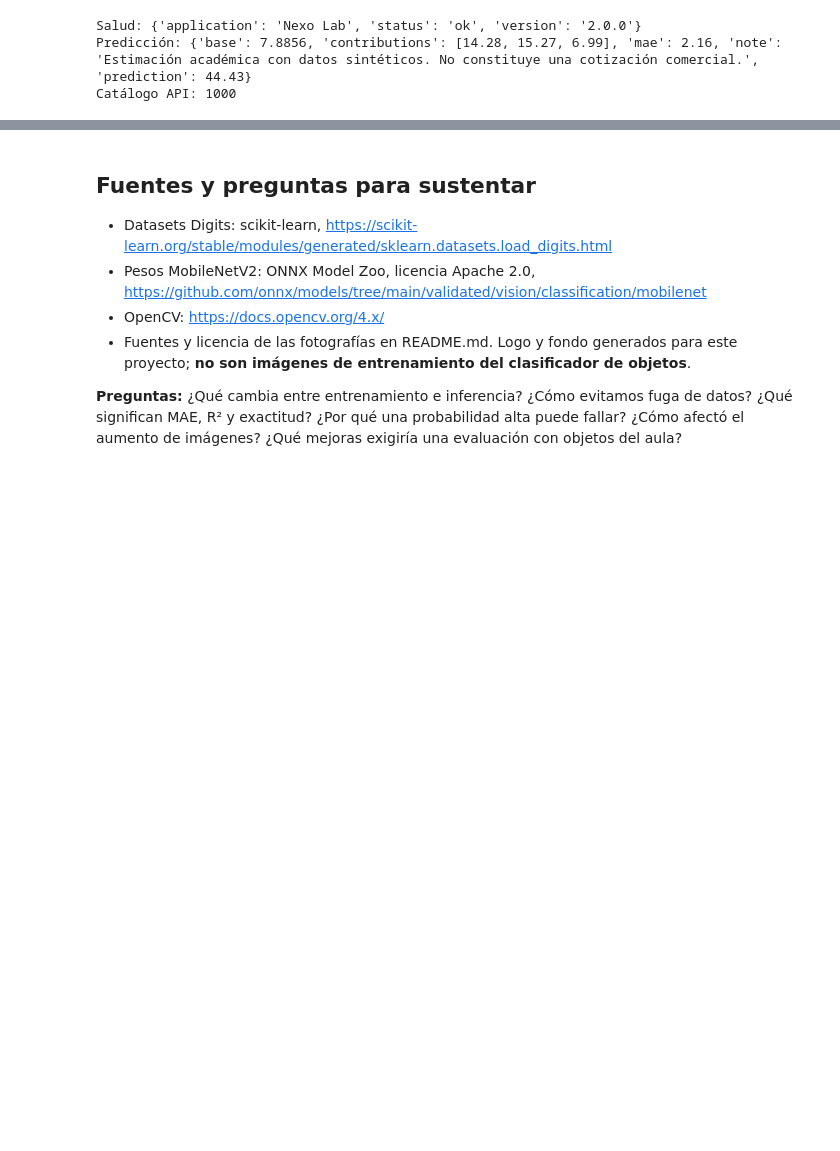
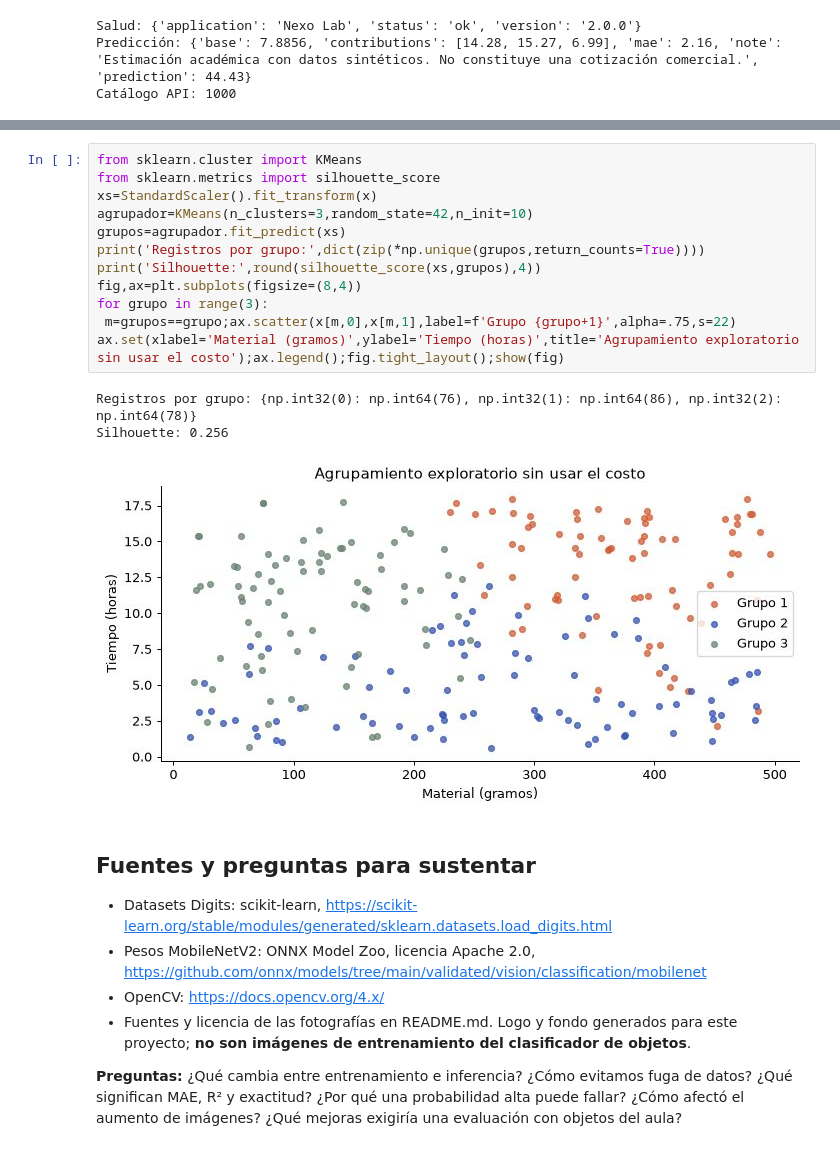
Before and after one commit to Loren07-kie/MENSUAL-3---SEMINARIO, a Jupyter notebook: notebooks/Nexo_Lab_Proyecto_3.ipynb, the cells around one changed output, grey strips where cells are left out. Cells and saved outputs as stored; diff of their text form; blank space fills up the shorter version.

Commit message:
Include evaluated KMeans study and Windows delivery launcher

```diff
--- a/notebooks/Nexo_Lab_Proyecto_3.ipynb
+++ b/notebooks/Nexo_Lab_Proyecto_3.ipynb
@@ -247,3 +250,19 @@ Catálogo API: 1000
+# %%
+from sklearn.cluster import KMeans
+from sklearn.metrics import silhouette_score
+xs=StandardScaler().fit_transform(x)
+agrupador=KMeans(n_clusters=3,random_state=42,n_init=10)
+grupos=agrupador.fit_predict(xs)
+print('Registros por grupo:',dict(zip(*np.unique(grupos,return_counts=True))))
+print('Silhouette:',round(silhouette_score(xs,grupos),4))
+fig,ax=plt.subplots(figsize=(8,4))
+for grupo in range(3):
+ m=grupos==grupo;ax.scatter(x[m,0],x[m,1],label=f'Grupo {grupo+1}',alpha=.75,s=22)
+ax.set(xlabel='Material (gramos)',ylabel='Tiempo (horas)',title='Agrupamiento exploratorio sin usar el costo');ax.legend();fig.tight_layout();show(fig)
+# %% [output]
+Registros por grupo: {np.int32(0): np.int64(76), np.int32(1): np.int64(86), np.int32(2): np.int64(78)}
+Silhouette: 0.256
+[figure, added]
 # %% [markdown]
 ## Fuentes y preguntas para sustentar
 - Datasets Digits: scikit-learn, https://scikit-learn.org/stable/modules/generated/sklearn.datasets.load_digits.html
```
Also changed, not shown: parts of 2 cells of this notebook, 3 other files.
